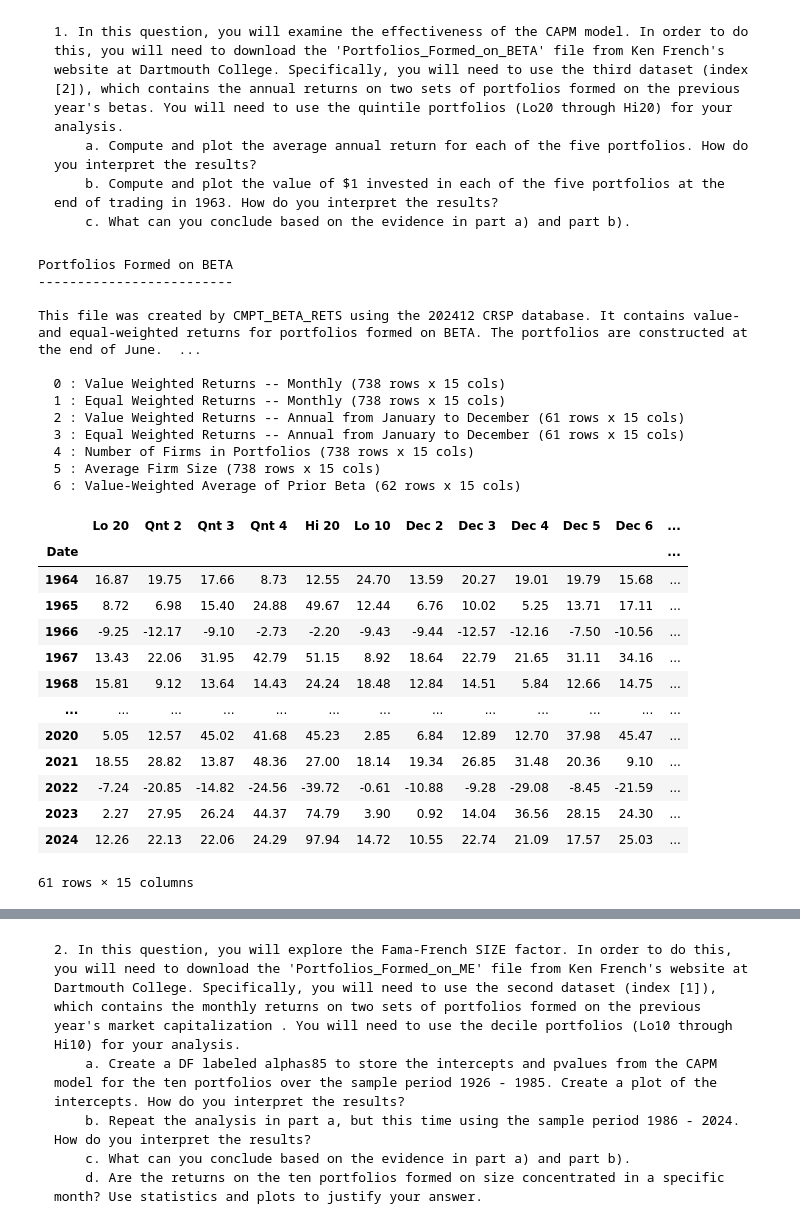
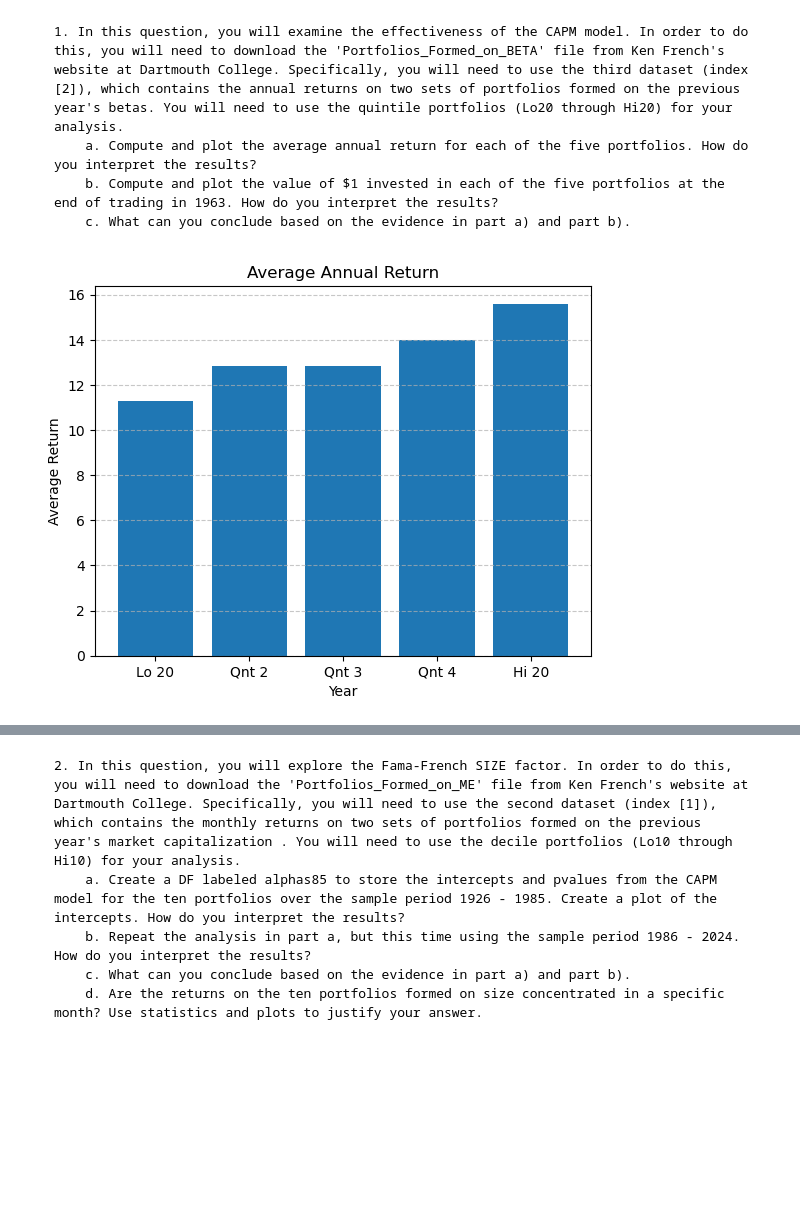
Before and after one commit to mmikanguyen/fina4335project02, a Jupyter notebook: Project2_Template.ipynb, the cells around one changed output, grey strips where cells are left out. Drawn from its saved outputs; the diff is of its cells as text; code cells hidden in the pictures; blank space fills up the shorter version.

```diff
--- a/Project2_Template.ipynb
+++ b/Project2_Template.ipynb
@@ -23,36 +31,5 @@ import pandas_datareader as pdr
         b. Compute and plot the value of $1 invested in each of the five portfolios at the end of trading in 1963. How do you interpret the results?
         c. What can you conclude based on the evidence in part a) and part b).
 # %%
-test1= pdr.get_data_famafrench('Portfolios_Formed_on_BETA', start=dt.datetime(1900,1,1))
+port_beta= pdr.get_data_famafrench('Portfolios_Formed_on_BETA', start=dt.datetime(1900,1,1))[2]
+port_beta = port_beta.iloc[:,:5]
-# %%
-print(test1['DESCR'])
-# %% [output]
-Portfolios Formed on BETA
--------------------------
-
-This file was created by CMPT_BETA_RETS using the 202412 CRSP database. It contains value- and equal-weighted returns for portfolios formed on BETA. The portfolios are constructed at the end of June.  ...
-
-  0 : Value Weighted Returns -- Monthly (738 rows x 15 cols)
-  1 : Equal Weighted Returns -- Monthly (738 rows x 15 cols)
-  2 : Value Weighted Returns -- Annual from January to December (61 rows x 15 cols)
-  3 : Equal Weighted Returns -- Annual from January to December (61 rows x 15 cols)
-  4 : Number of Firms in Portfolios (738 rows x 15 cols)
-  5 : Average Firm Size (738 rows x 15 cols)
-  6 : Value-Weighted Average of Prior Beta (62 rows x 15 cols)
-# %%
-test1[2] #required to use first 5 cols
-# %% [output]
-|  | Lo 20 | Qnt 2 | Qnt 3 | Qnt 4 | Hi 20 | Lo 10 | Dec 2 | Dec 3 | Dec 4 | Dec 5 | Dec 6 | ... |
-| Date |  |  |  |  |  |  |  |  |  |  |  | ... |
-| 1964 | 16.87 | 19.75 | 17.66 | 8.73 | 12.55 | 24.70 | 13.59 | 20.27 | 19.01 | 19.79 | 15.68 | ... |
-| 1965 | 8.72 | 6.98 | 15.40 | 24.88 | 49.67 | 12.44 | 6.76 | 10.02 | 5.25 | 13.71 | 17.11 | ... |
-| 1966 | -9.25 | -12.17 | -9.10 | -2.73 | -2.20 | -9.43 | -9.44 | -12.57 | -12.16 | -7.50 | -10.56 | ... |
-| 1967 | 13.43 | 22.06 | 31.95 | 42.79 | 51.15 | 8.92 | 18.64 | 22.79 | 21.65 | 31.11 | 34.16 | ... |
-| 1968 | 15.81 | 9.12 | 13.64 | 14.43 | 24.24 | 18.48 | 12.84 | 14.51 | 5.84 | 12.66 | 14.75 | ... |
-| ... | ... | ... | ... | ... | ... | ... | ... | ... | ... | ... | ... | ... |
-| 2020 | 5.05 | 12.57 | 45.02 | 41.68 | 45.23 | 2.85 | 6.84 | 12.89 | 12.70 | 37.98 | 45.47 | ... |
-| 2021 | 18.55 | 28.82 | 13.87 | 48.36 | 27.00 | 18.14 | 19.34 | 26.85 | 31.48 | 20.36 | 9.10 | ... |
-| 2022 | -7.24 | -20.85 | -14.82 | -24.56 | -39.72 | -0.61 | -10.88 | -9.28 | -29.08 | -8.45 | -21.59 | ... |
-| 2023 | 2.27 | 27.95 | 26.24 | 44.37 | 74.79 | 3.90 | 0.92 | 14.04 | 36.56 | 28.15 | 24.30 | ... |
-| 2024 | 12.26 | 22.13 | 22.06 | 24.29 | 97.94 | 14.72 | 10.55 | 22.74 | 21.09 | 17.57 | 25.03 | ... |
-61 rows × 15 columns
@@ -58,0 +38,10 @@ test1[2] #required to use first 5 cols
+# %%
+#average annual return across all 5 portfolios
+plt.bar(port_beta.columns,port_beta.mean(axis=0))
+#port_beta.mean.plot()
+plt.title("Average Annual Return")
+plt.ylabel("Average Return")
+plt.grid(axis='y', linestyle='--', alpha=0.7)
+plt.xlabel("Year");
+# %% [output]
+[figure, added]
```
Also changed, not shown: parts of 13 cells of this notebook.
